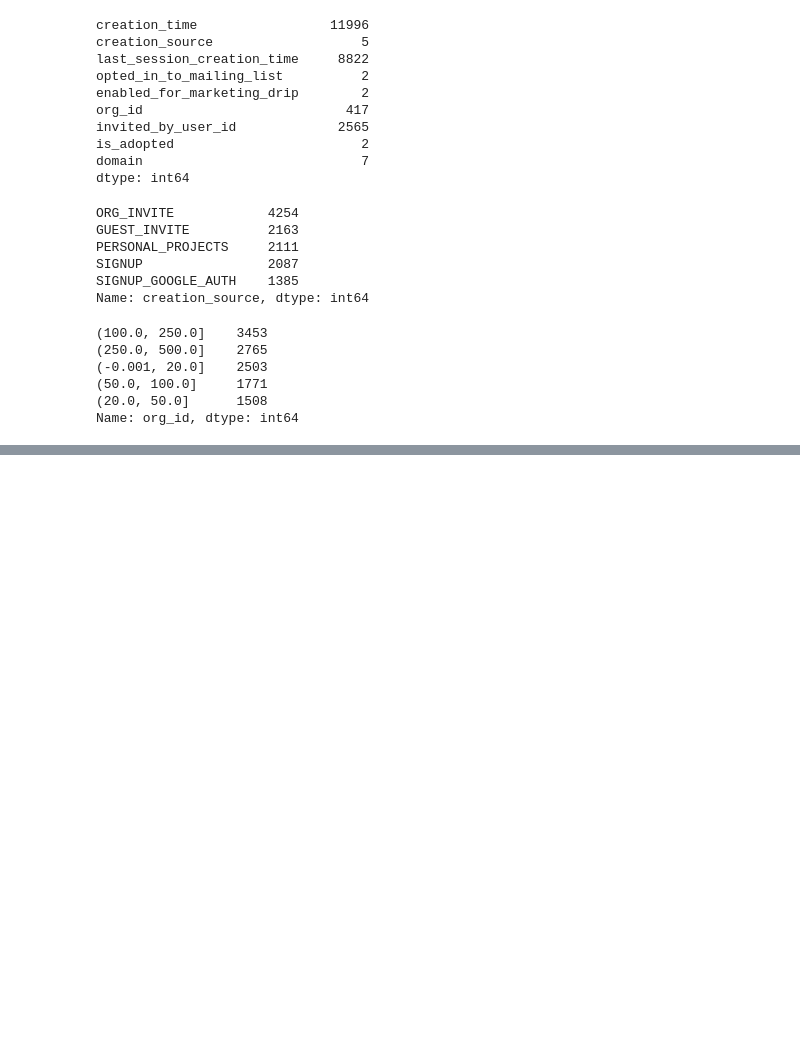
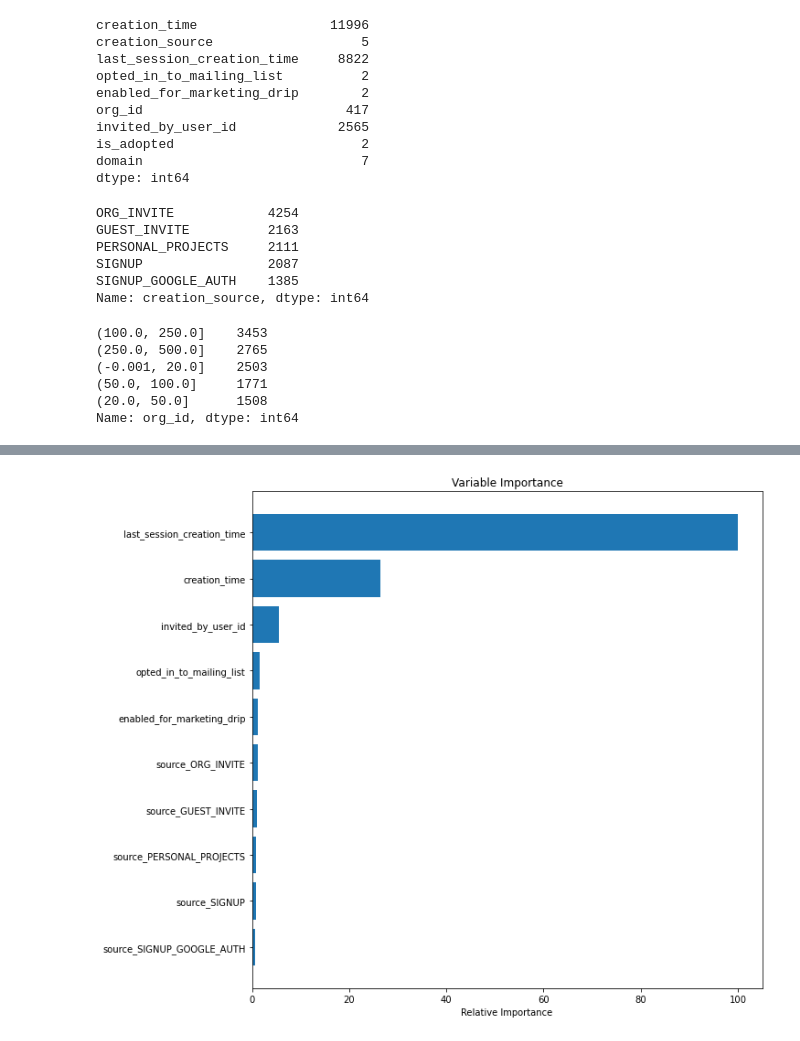
Before and after one commit to JasonCaldwellMBA/Relax, a Jupyter notebook: take_home_challenge.ipynb, the cells around one changed output, grey strips where cells are left out. Saved outputs shown, nothing was run; the diff lists cells and outputs as text; code cells hidden in the pictures; blank space fills up the shorter version.

```diff
--- a/take_home_challenge.ipynb
+++ b/take_home_challenge.ipynb
@@ -313,0 +360,16 @@ df_cleaned.head(3)
+# %%
+# Plot the 10 most import features for the model.
+feature_importance = rfc.feature_importances_
+# Comparison relative to the max importance.
+feature_importance = 100.0 * (feature_importance / feature_importance.max())[:10]
+sorted_idx = np.argsort(feature_importance)[:10]
+pos = np.arange(sorted_idx.shape[0]) + .5
+
+plt.figure(figsize=(10,10))
+plt.barh(pos, feature_importance[sorted_idx], align='center')
+plt.yticks(pos, X.columns[sorted_idx])
+plt.xlabel('Relative Importance')
+plt.title('Variable Importance')
+plt.show()
+# %% [output]
+[figure, added]
```
Also changed, not shown: parts of 14 cells of this notebook.
